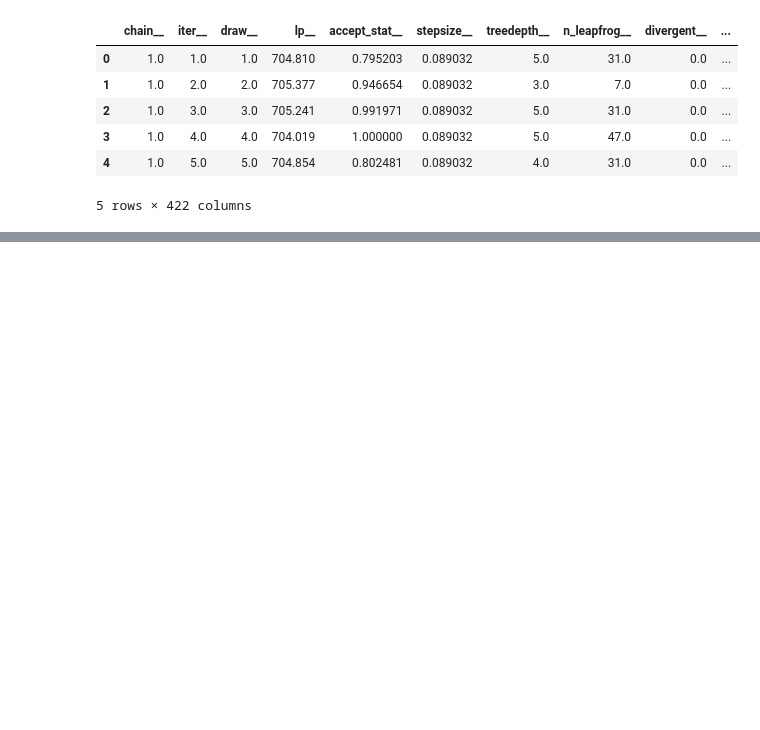
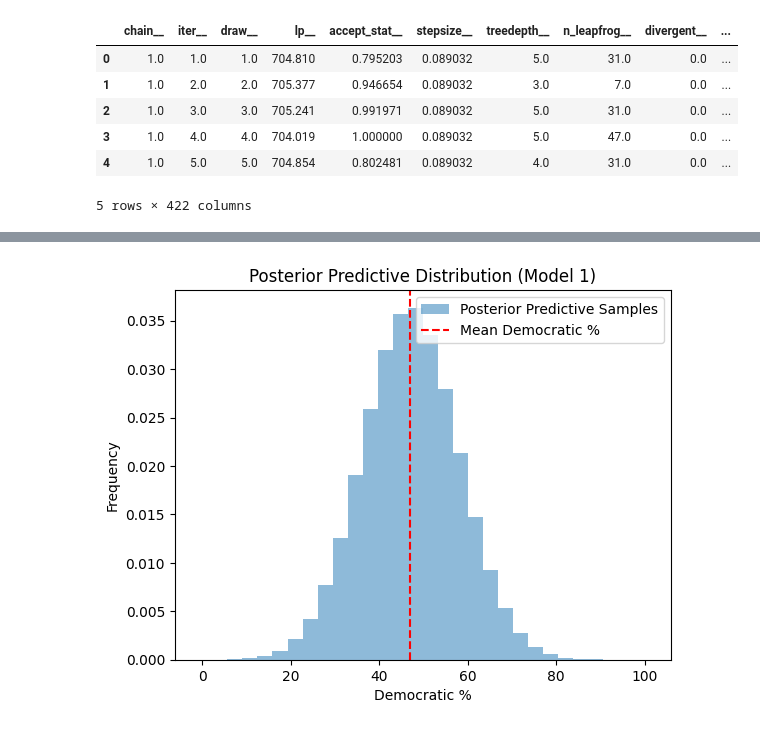
Before and after one commit to SzczypekJ/Predicting-USA-presidential-elections, a Jupyter notebook: first_model.ipynb, the cells around one changed output, grey strips where cells are left out. Cells and saved outputs as stored; diff of their text form; code cells hidden in the pictures; blank space fills up the shorter version.

```diff
--- a/first_model.ipynb
+++ b/first_model.ipynb
@@ -416,0 +307,14 @@ sigma          1627.0   1.00
+# %%
+# Prepare data for posterior predictive check
+stan_data_posterior = {
+    'N': len(data),
+    'HDI': data['HDI'].values,
+    'G': data['Gun ownership %'].values,
+    'V': data['Democratic %'].values * 100 # type: ignore
+}
+
+# Compile and run the posterior predictive model
+stan_file_posterior = 'model_1_posterior.stan'
+model_posterior = CmdStanModel(stan_file=stan_file_posterior)
+fit_posterior = model_posterior.sample(data=stan_data_posterior, chains=1, seed=28052020, show_console=True)
+print(fit_posterior.diagnose())
@@ -416,0 +358,15 @@ sigma          1627.0   1.00
+# %%
+# Extract posterior predictive samples
+y_rep_posterior = fit_posterior.draws_pd()
+y_rep_posterior = y_rep_posterior.filter(regex='y_rep')
+
+# Plot the posterior predictive samples
+plt.hist(y_rep_posterior.values.flatten(), bins=30, density=True, alpha=0.5, label='Posterior Predictive Samples')
+plt.axvline(x=mean_democratic_pct, color='r', linestyle='--', label='Mean Democratic %')
+plt.xlabel('Democratic %')
+plt.ylabel('Frequency')
+plt.legend()
+plt.title('Posterior Predictive Distribution (Model 1)')
+plt.show()
+# %% [output]
+[figure, added]
```
Also changed, not shown: parts of 27 cells of this notebook, 8 other files.
